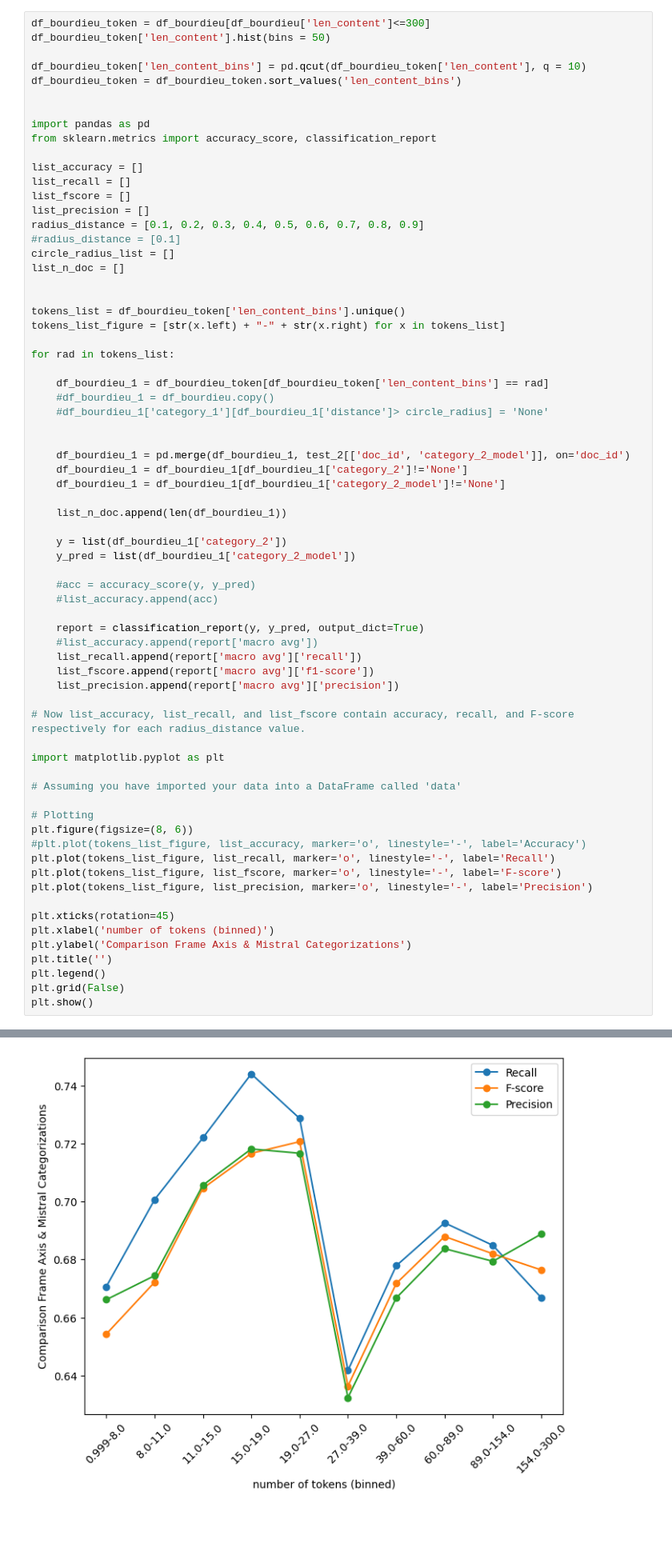
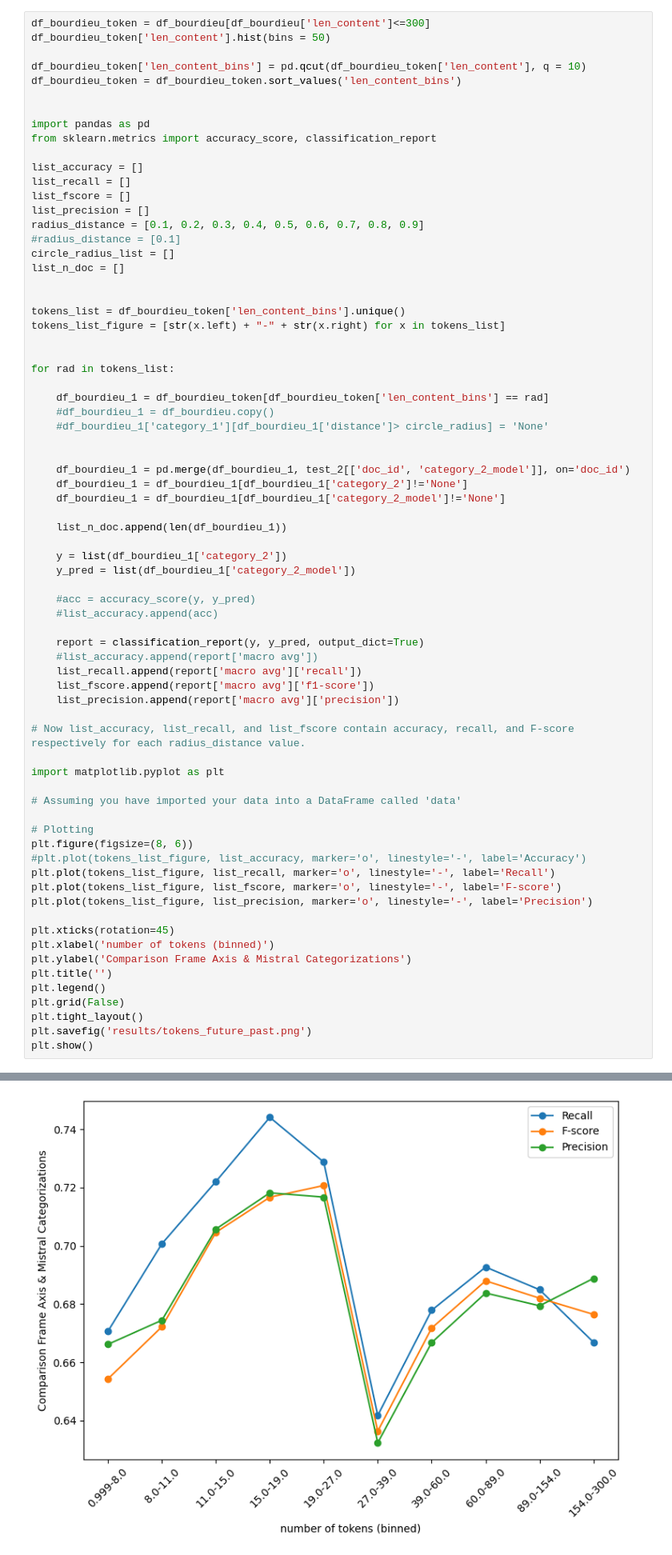
Before and after one commit to charlesdedampierre/NeurIPS2024, a Jupyter notebook: compare_bourdieu_mistral_instruct.ipynb, the cells around one changed output, grey strips where cells are left out. Shown: that part at 80% size. Cells and saved outputs as stored; diff of their text form; blank space fills up the shorter version.

Commit message:
upload images

```diff
--- a/compare_bourdieu_mistral_instruct.ipynb
+++ b/compare_bourdieu_mistral_instruct.ipynb
@@ -250,6 +318,7 @@ list_n_doc = []
 
 tokens_list = df_bourdieu_token['len_content_bins'].unique()
 tokens_list_figure = [str(x.left) + "-" + str(x.right) for x in tokens_list]
+
 
 for rad in tokens_list:
 
@@ -276,31 +345,33 @@ for rad in tokens_list:
     list_fscore.append(report['macro avg']['f1-score'])
     list_precision.append(report['macro avg']['precision'])
 
 # Now list_accuracy, list_recall, and list_fscore contain accuracy, recall, and F-score respectively for each radius_distance value.
 
 import matplotlib.pyplot as plt
 
 # Assuming you have imported your data into a DataFrame called 'data'
 
 # Plotting
 plt.figure(figsize=(8, 6))
 #plt.plot(tokens_list_figure, list_accuracy, marker='o', linestyle='-', label='Accuracy')
 plt.plot(tokens_list_figure, list_recall, marker='o', linestyle='-', label='Recall')
 plt.plot(tokens_list_figure, list_fscore, marker='o', linestyle='-', label='F-score')
 plt.plot(tokens_list_figure, list_precision, marker='o', linestyle='-', label='Precision')
 
 plt.xticks(rotation=45)
 plt.xlabel('number of tokens (binned)')
 plt.ylabel('Comparison Frame Axis & Mistral Categorizations')
 plt.title('')
 plt.legend()
 plt.grid(False)
+plt.tight_layout()
+plt.savefig('results/tokens_future_past.png')
 plt.show()
 # %% [output]
 A value is trying to be set on a copy of a slice from a DataFrame.
 Try using .loc[row_indexer,col_indexer] = value instead
 
 See the caveats in the documentation: https://pandas.pydata.org/pandas-docs/stable/user_guide/indexing.html#returning-a-view-versus-a-copy
   df_bourdieu_token['len_content_bins'] = pd.qcut(df_bourdieu_token['len_content'], q = 10)
 [figure]
-[figure, old version]
+[figure, new version]
```
Also changed, not shown: parts of 10 cells of this notebook, 11 other files.
